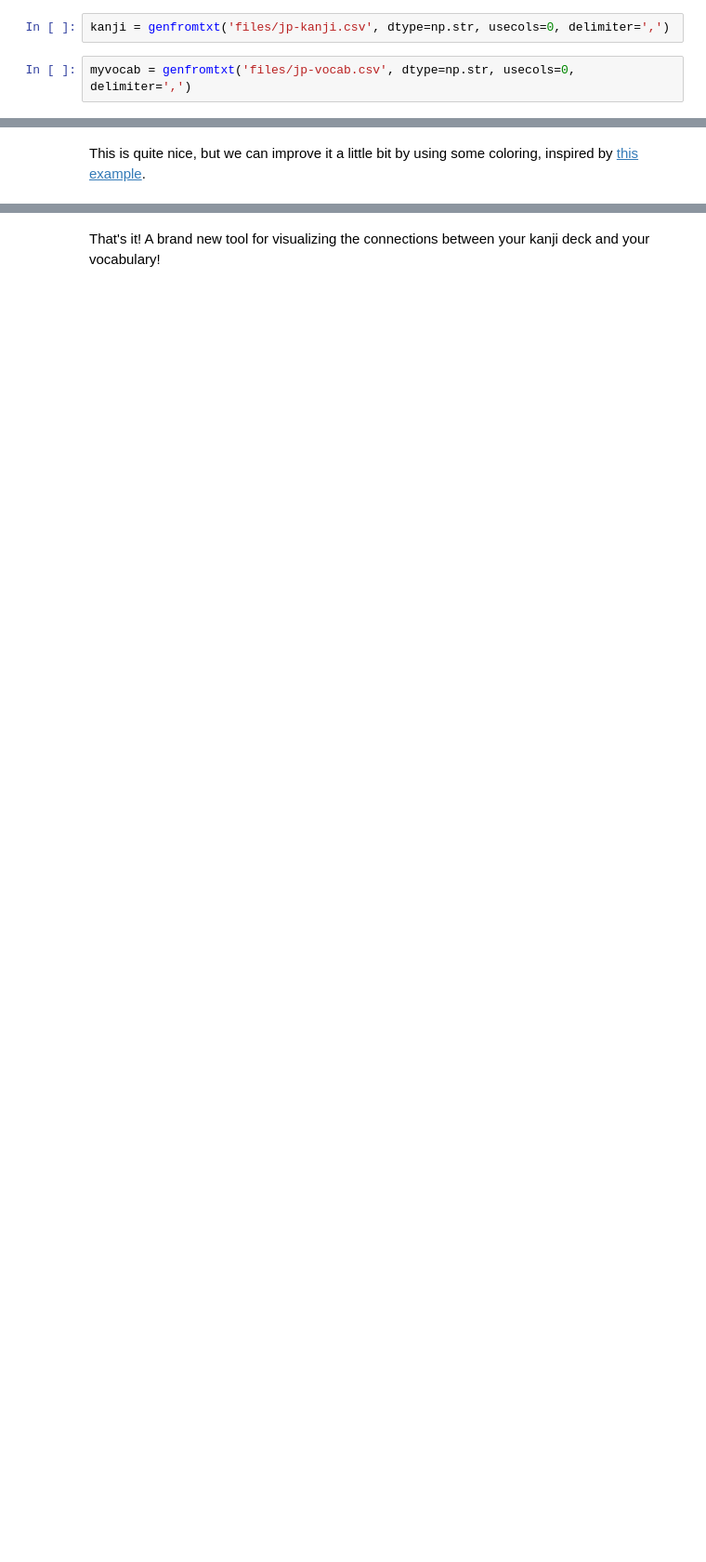
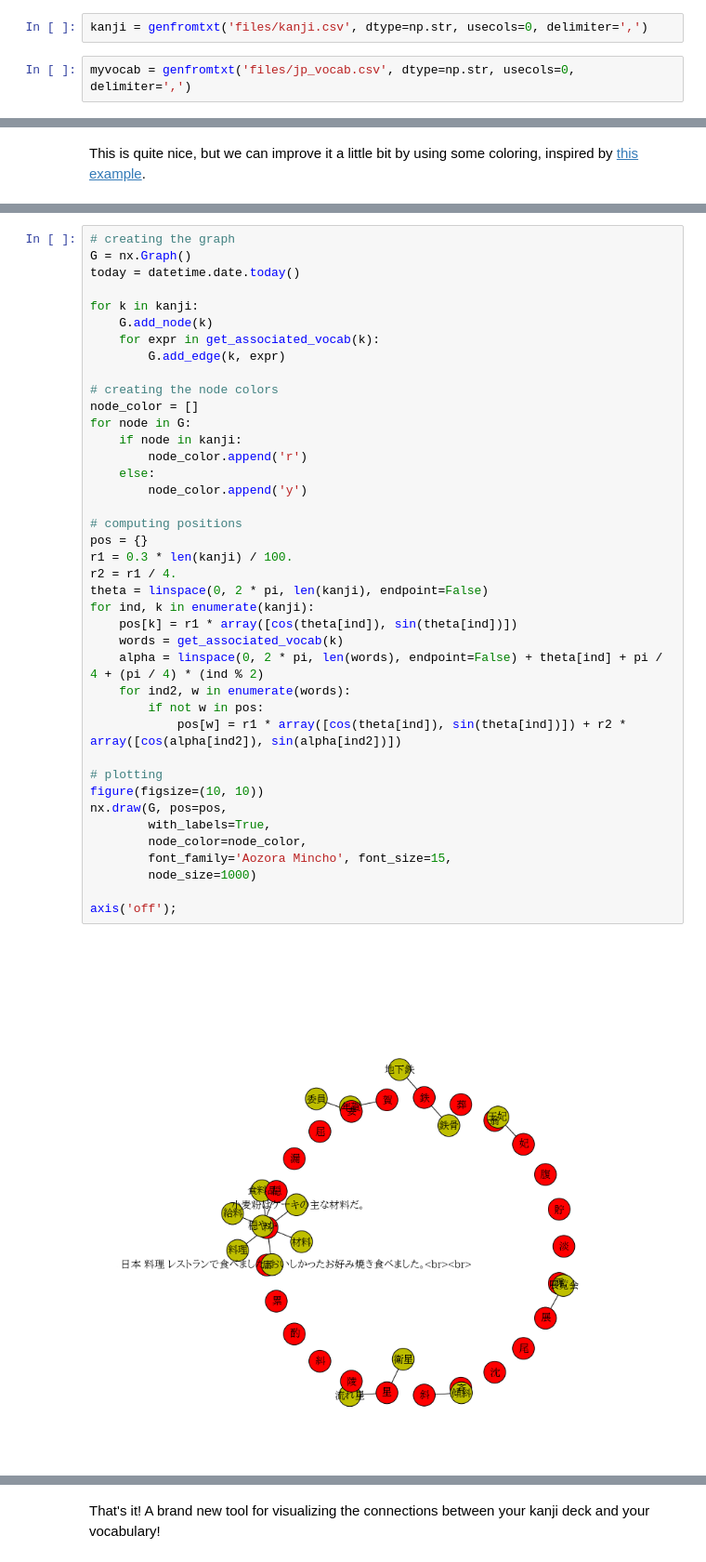
Before and after one commit to flothesof/posts, a Jupyter notebook: 20141020_JapaneseLanguageGraphs.ipynb, the cells around one changed output, grey strips where cells are left out. Shown at 93% size. Saved outputs shown, nothing was run; the diff lists cells and outputs as text; blank space fills up the shorter version.

Commit message:
updated language graphs

```diff
--- a/20141020_JapaneseLanguageGraphs.ipynb
+++ b/20141020_JapaneseLanguageGraphs.ipynb
@@ -13,9 +13,9 @@ from IPython.html.widgets import interact
 # %% [markdown]
 Firts, let's read the raw text files containing the data from my decks. `jp-kanji` contains the kanji I have reviewed today, while `jp-vocab` contains all the words that I have in my Japanese vocabulary deck.
 # %%
-kanji = genfromtxt('files/jp-kanji.csv', dtype=np.str, usecols=0, delimiter=',')
+kanji = genfromtxt('files/kanji.csv', dtype=np.str, usecols=0, delimiter=',')
 # %%
-myvocab = genfromtxt('files/jp-vocab.csv', dtype=np.str, usecols=0, delimiter=',')
+myvocab = genfromtxt('files/jp_vocab.csv', dtype=np.str, usecols=0, delimiter=',')
 # %% [markdown]
 The characters I have read so far are encoded using UTF-8. To work with them, I'm converting them to Python unicode.
 # %%
@@ -130,0 +164,42 @@ axis('off');
+# %%
+# creating the graph
+G = nx.Graph()
+today = datetime.date.today()
+
+for k in kanji:
+    G.add_node(k)
+    for expr in get_associated_vocab(k):
+        G.add_edge(k, expr)
+
+# creating the node colors
+node_color = []
+for node in G:
+    if node in kanji:
+        node_color.append('r')
+    else:
+        node_color.append('y')
+
+# computing positions
+pos = {}
+r1 = 0.3 * len(kanji) / 100.
+r2 = r1 / 4.
+theta = linspace(0, 2 * pi, len(kanji), endpoint=False)
+for ind, k in enumerate(kanji):
+    pos[k] = r1 * array([cos(theta[ind]), sin(theta[ind])])
+    words = get_associated_vocab(k)
+    alpha = linspace(0, 2 * pi, len(words), endpoint=False) + theta[ind] + pi / 4 + (pi / 4) * (ind % 2)
+    for ind2, w in enumerate(words):
+        if not w in pos:
+            pos[w] = r1 * array([cos(theta[ind]), sin(theta[ind])]) + r2 * array([cos(alpha[ind2]), sin(alpha[ind2])])
+
+# plotting
+figure(figsize=(10, 10))
+nx.draw(G, pos=pos,
+        with_labels=True,
+        node_color=node_color,
+        font_family='Aozora Mincho', font_size=15,
+        node_size=1000)
+
+axis('off');
+# %% [output]
+[figure, added]
```
Also changed, not shown: parts of 25 cells of this notebook, 4 other files.
